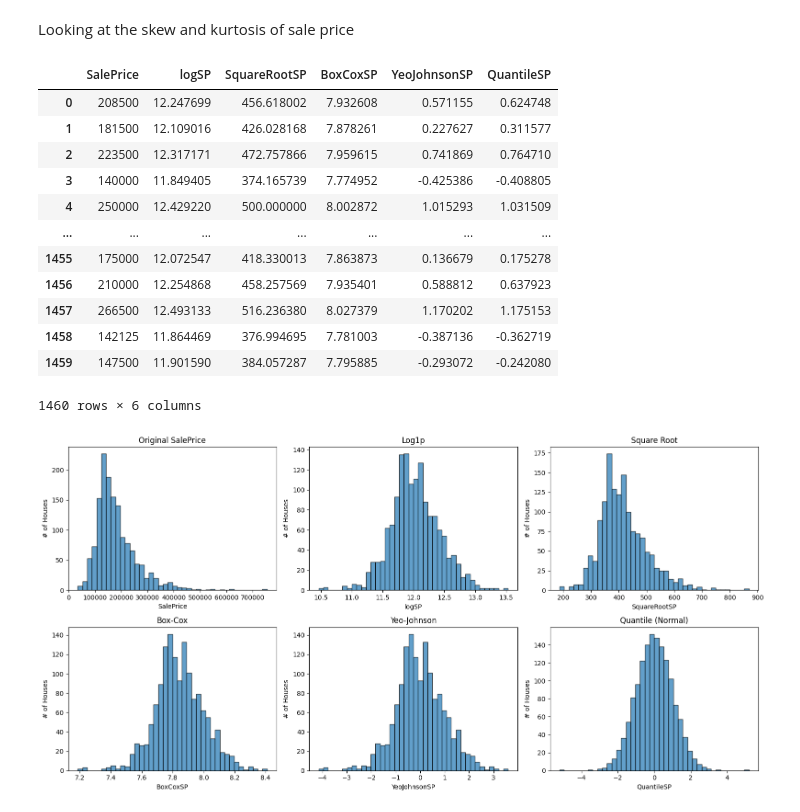
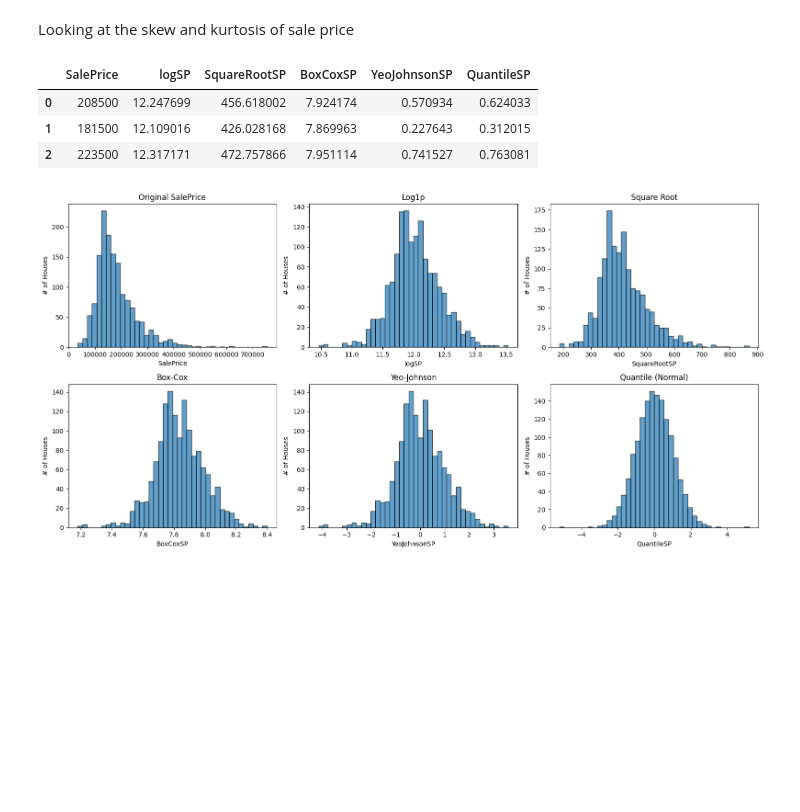
Before and after one commit to FranckNgN/kaggle-house-prices, a Jupyter notebook: notebooks/preprocessing/3skewKurtosis.ipynb, the cells around one changed output. Drawn from its saved outputs; the diff is of its cells as text; code cells hidden in the pictures; blank space fills up the shorter version.

```diff
--- a/notebooks/preprocessing/3skewKurtosis.ipynb
+++ b/notebooks/preprocessing/3skewKurtosis.ipynb
@@ -13,35 +15,25 @@ import matplotlib.pyplot as plt
 # %%
-train = pd.read_csv(local_config.TRAIN_FILLED_CSV)   # e.g. data/train_filled.csv
+train = pd.read_csv(local_config.TRAIN_OUTLIER_FILLED_CSV)   # e.g. data/train_filled.csv
 test = pd.read_csv(local_config.TEST_FILLED_CSV)    # e.g. data/test_filled.csv
 # %%
 salePriceReshape = train["SalePrice"].values.reshape(-1, 1)
 
 salePrice_df = pd.DataFrame(columns = ['SalePrice', 'logSP', 'SquareRootSP', 'BoxCoxSP', 'YeoJohnsonSP', 'QuantileSP', 'QuantileSP'])
 transforms = {
     "SalePrice": lambda x: x.ravel(),
     "logSP": lambda x: np.log1p(x).ravel(),
     "SquareRootSP": lambda x: np.sqrt(x).ravel(),
     "BoxCoxSP": lambda x: boxcox(x.ravel())[0],  # BoxCox returns (vals, lambda)
     "YeoJohnsonSP": lambda x: PowerTransformer(method="yeo-johnson").fit_transform(x).ravel(),
     "QuantileSP": lambda x: QuantileTransformer(output_distribution="normal", random_state=0).fit_transform(x).ravel()
 }
 salePrice_df = pd.DataFrame({name: func(salePriceReshape) for name, func in transforms.items()})
-
-salePrice_df
+salePrice_df.head(3)
 # %% [output]
 |  | SalePrice | logSP | SquareRootSP | BoxCoxSP | YeoJohnsonSP | QuantileSP |
-| 0 | 208500 | 12.247699 | 456.618002 | 7.932608 | 0.571155 | 0.624748 |
-| 1 | 181500 | 12.109016 | 426.028168 | 7.878261 | 0.227627 | 0.311577 |
-| 2 | 223500 | 12.317171 | 472.757866 | 7.959615 | 0.741869 | 0.764710 |
-| 3 | 140000 | 11.849405 | 374.165739 | 7.774952 | -0.425386 | -0.408805 |
-| 4 | 250000 | 12.429220 | 500.000000 | 8.002872 | 1.015293 | 1.031509 |
-| ... | ... | ... | ... | ... | ... | ... |
-| 1455 | 175000 | 12.072547 | 418.330013 | 7.863873 | 0.136679 | 0.175278 |
-| 1456 | 210000 | 12.254868 | 458.257569 | 7.935401 | 0.588812 | 0.637923 |
-| 1457 | 266500 | 12.493133 | 516.236380 | 8.027379 | 1.170202 | 1.175153 |
-| 1458 | 142125 | 11.864469 | 376.994695 | 7.781003 | -0.387136 | -0.362719 |
-| 1459 | 147500 | 11.901590 | 384.057287 | 7.795885 | -0.293072 | -0.242080 |
+| 0 | 208500 | 12.247699 | 456.618002 | 7.924174 | 0.570934 | 0.624033 |
+| 1 | 181500 | 12.109016 | 426.028168 | 7.869963 | 0.227643 | 0.312015 |
+| 2 | 223500 | 12.317171 | 472.757866 | 7.951114 | 0.741527 | 0.763081 |
-1460 rows × 6 columns
 # %%
 def plot_transforms(df):
     cols = [
```
Also changed, not shown: parts of 6 cells of this notebook, 5 other files.
